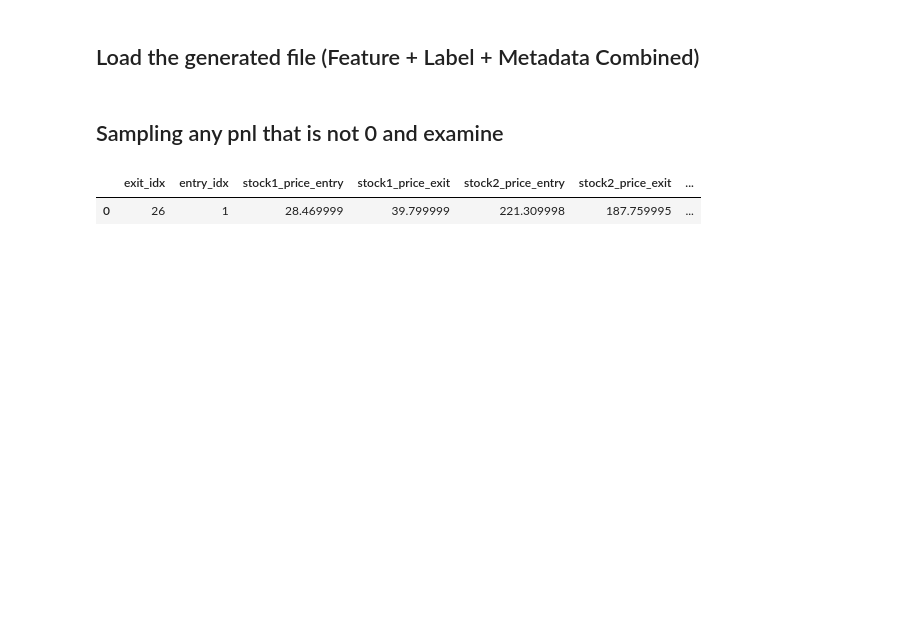
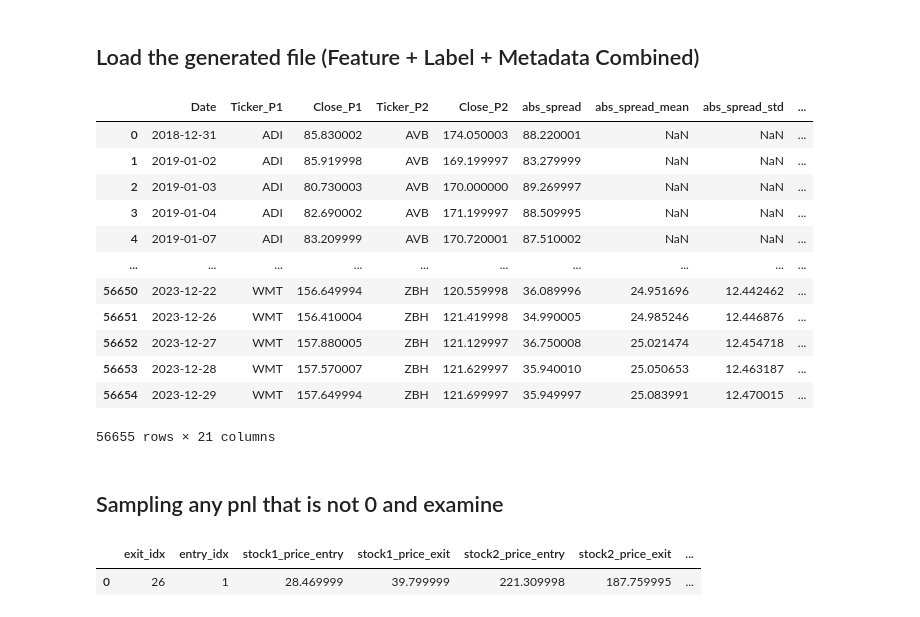
Before and after one commit to nishikaa/pair_trading, a Jupyter notebook: pair-trading-foundations/notebooks/Examine Output data.ipynb, the cells around one changed output. Drawn from its saved outputs; the diff is of its cells as text; code cells hidden in the pictures; blank space fills up the shorter version.

```diff
--- a/pair-trading-foundations/notebooks/Examine Output data.ipynb
+++ b/pair-trading-foundations/notebooks/Examine Output data.ipynb
@@ -13,3 +11,19 @@ tb
+# %%
+sample_output
+# %% [output]
+|  | Date | Ticker_P1 | Close_P1 | Ticker_P2 | Close_P2 | abs_spread | abs_spread_mean | abs_spread_std | ... |
+| 0 | 2018-12-31 | ADI | 85.830002 | AVB | 174.050003 | 88.220001 | NaN | NaN | ... |
+| 1 | 2019-01-02 | ADI | 85.919998 | AVB | 169.199997 | 83.279999 | NaN | NaN | ... |
+| 2 | 2019-01-03 | ADI | 80.730003 | AVB | 170.000000 | 89.269997 | NaN | NaN | ... |
+| 3 | 2019-01-04 | ADI | 82.690002 | AVB | 171.199997 | 88.509995 | NaN | NaN | ... |
+| 4 | 2019-01-07 | ADI | 83.209999 | AVB | 170.720001 | 87.510002 | NaN | NaN | ... |
+| ... | ... | ... | ... | ... | ... | ... | ... | ... | ... |
+| 56650 | 2023-12-22 | WMT | 156.649994 | ZBH | 120.559998 | 36.089996 | 24.951696 | 12.442462 | ... |
+| 56651 | 2023-12-26 | WMT | 156.410004 | ZBH | 121.419998 | 34.990005 | 24.985246 | 12.446876 | ... |
+| 56652 | 2023-12-27 | WMT | 157.880005 | ZBH | 121.129997 | 36.750008 | 25.021474 | 12.454718 | ... |
+| 56653 | 2023-12-28 | WMT | 157.570007 | ZBH | 121.629997 | 35.940010 | 25.050653 | 12.463187 | ... |
+| 56654 | 2023-12-29 | WMT | 157.649994 | ZBH | 121.699997 | 35.949997 | 25.083991 | 12.470015 | ... |
+56655 rows × 21 columns
 # %% [markdown]
 ## Sampling any pnl that is not 0 and examine
 # %%
```
Also changed, not shown: parts of 1 cell of this notebook, 3 other files.
